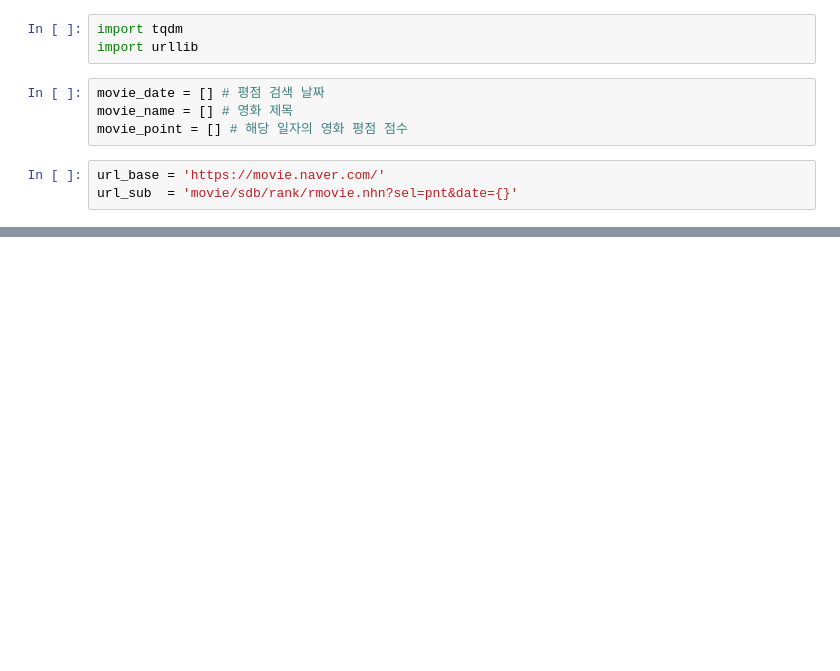
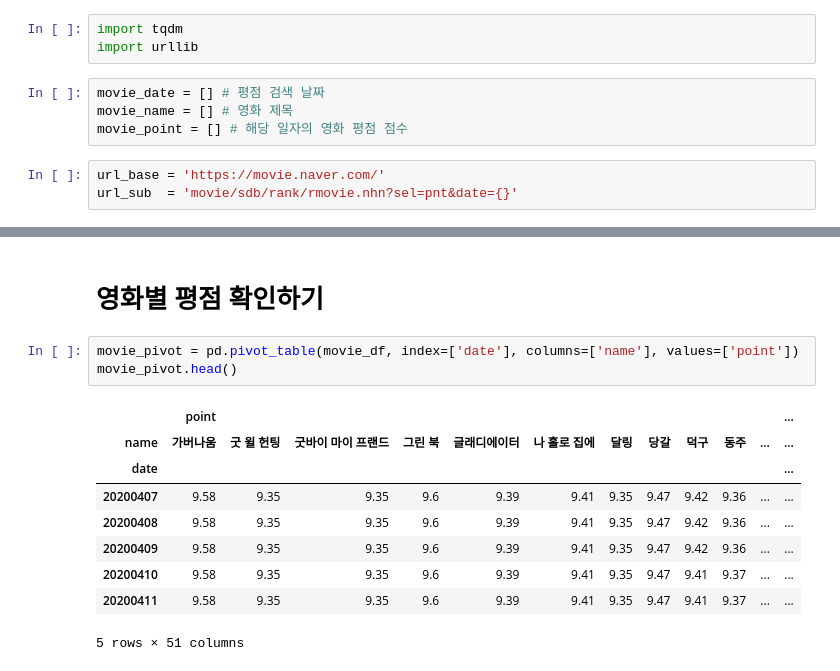
Before and after one commit to Dolarge/bit-python, a Jupyter notebook: #3 크롤링 데이터 분석/#3 네이버 영화평점 크롤링.ipynb, the cells around one changed output, grey strips where cells are left out. Saved outputs shown, nothing was run; the diff lists cells and outputs as text; blank space fills up the shorter version.

```diff
--- a/#3 크롤링 데이터 분석/#3 네이버 영화평점 크롤링.ipynb
+++ b/#3 크롤링 데이터 분석/#3 네이버 영화평점 크롤링.ipynb
@@ -160,0 +246,15 @@ for today in tqdm.notebook.tqdm(date):
+# %% [markdown]
+# 영화별 평점 확인하기
+# %%
+movie_pivot = pd.pivot_table(movie_df, index=['date'], columns=['name'], values=['point'])
+movie_pivot.head()
+# %% [output]
+|  | point |  |  |  |  |  |  |  |  |  |  | ... |
+| name | 가버나움 | 굿 윌 헌팅 | 굿바이 마이 프랜드 | 그린 북 | 글래디에이터 | 나 홀로 집에 | 달링 | 당갈 | 덕구 | 동주 | ... | ... |
+| date |  |  |  |  |  |  |  |  |  |  |  | ... |
+| 20200407 | 9.58 | 9.35 | 9.35 | 9.6 | 9.39 | 9.41 | 9.35 | 9.47 | 9.42 | 9.36 | ... | ... |
+| 20200408 | 9.58 | 9.35 | 9.35 | 9.6 | 9.39 | 9.41 | 9.35 | 9.47 | 9.42 | 9.36 | ... | ... |
+| 20200409 | 9.58 | 9.35 | 9.35 | 9.6 | 9.39 | 9.41 | 9.35 | 9.47 | 9.42 | 9.36 | ... | ... |
+| 20200410 | 9.58 | 9.35 | 9.35 | 9.6 | 9.39 | 9.41 | 9.35 | 9.47 | 9.41 | 9.37 | ... | ... |
+| 20200411 | 9.58 | 9.35 | 9.35 | 9.6 | 9.39 | 9.41 | 9.35 | 9.47 | 9.41 | 9.37 | ... | ... |
+5 rows × 51 columns
```
Also changed, not shown: parts of 12 cells of this notebook.
